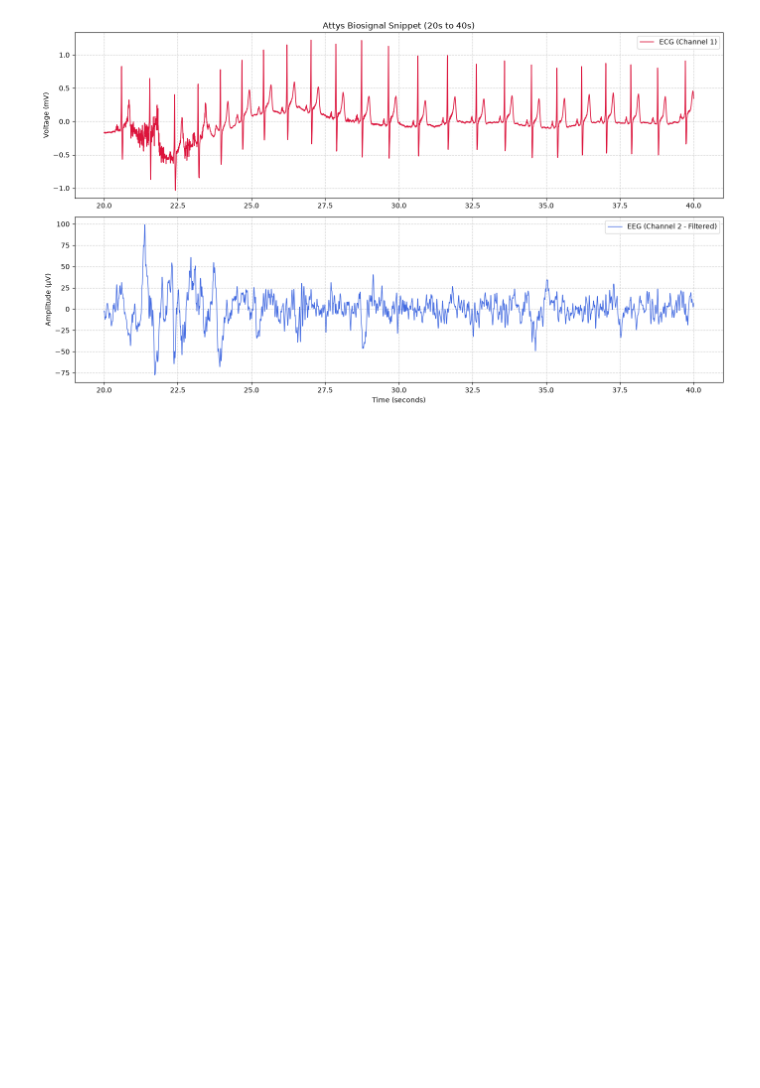
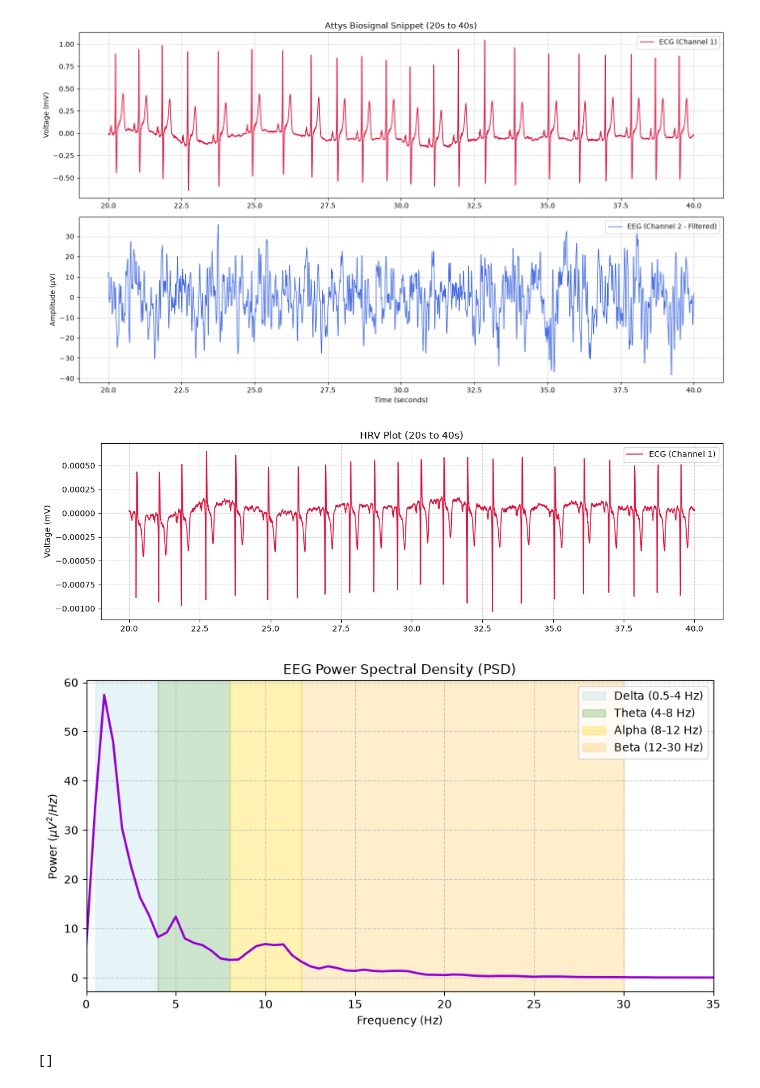
Before and after one commit to jacobmanning26/Audio-HRV-Analysis, a Jupyter notebook: ECG__EEG__PLOTS.ipynb, the cells around one changed output. Cells and saved outputs as stored; diff of their text form; code cells hidden in the pictures; blank space fills up the shorter version.

```diff
--- a/ECG__EEG__PLOTS.ipynb
+++ b/ECG__EEG__PLOTS.ipynb
@@ -7,7 +20,7 @@ import matplotlib.pyplot as plt
 from scipy.signal import butter, filtfilt, iirnotch, welch, spectrogram
 
 #1. Load the TSV file (replace with your file name)
-filename = "/home/jacob-manning/attys_data/Attys Recordings/Oliver Tests 05.11/attysecg-2026-04-11-14-36-51.tsv"
+filename = "/home/jacob-manning/attys_data/Attys Recordings/Oliver Tests 05.11/attysecg-2026-04-11-14-33-04.tsv"
 df = pd.read_csv(filename, sep='\t', header=None)
 
 t_start = 20
@@ -19,7 +32,8 @@ df_snippet = df[(df[0] >= t_start) & (df[0] <= t_end)]
 
 time = df[0]
 ecg_raw = df[3]  # Channel 1
-eeg_raw = df[2 ]  # Channel 2
+eeg_raw = df[2]  # Channel 2
+HRV = df[1]
 
 
 # 3. Optional: Filter EEG in Python (0.5 - 35 Hz Bandpass + 50Hz Notch)
@@ -41,29 +55,56 @@ freqs, psd = welch(eeg_filtered, fs=fs, nperseg=fs*2)  # Power Spectral Density
 # %%
 plot_mask = (time >= t_start) & (time <= t_end)
 time_plot = time[plot_mask]
 ecg_plot = ecg_mv[plot_mask]
 eeg_plot = eeg_filtered[plot_mask]
+HRV_plot = HRV[plot_mask]
 
 # Plotting both EEG and ECG
-fig = plt.figure(figsize=(14, 8))
+fig_ecg_eeg = plt.figure(figsize=(14, 8))
 
 # Subplot 1: ECG (Channel 1)
 plt.subplot(2, 1, 1)
 plt.plot(time_plot, ecg_plot, color='crimson', linewidth=1.2, label='ECG (Channel 1)')
 plt.ylabel('Voltage (mV)')
 plt.title(f'Attys Biosignal Snippet ({t_start}s to {t_end}s)')
 plt.grid(True, linestyle='--', alpha=0.6)
 plt.legend(loc='upper right')
 
 # Subplot 2: EEG (Channel 2)
 plt.subplot(2, 1, 2)
 plt.plot(time_plot, eeg_plot, color='royalblue', linewidth=1.0, label='EEG (Channel 2 - Filtered)')
 plt.xlabel('Time (seconds)')
 plt.ylabel('Amplitude (µV)')
 plt.grid(True, linestyle='--', alpha=0.6)
 plt.legend(loc='upper right')
 
 plt.tight_layout()
 plt.show()
+
+
+# Welch's Power Spectral Density (PSD)
+
+
+fig_psd = plt.figure(figsize=(10, 5))
+plt.plot(freqs, psd, color='darkviolet', linewidth=2)
+plt.xlim(0, 35)  # Focus on 0 to 35 Hz
+plt.xlabel('Frequency (Hz)')
+plt.ylabel('Power ($\mu V^2 / Hz$)')
+plt.title('EEG Power Spectral Density (PSD)')
+plt.grid(True, linestyle='--', alpha=0.6)
+
+# Highlight Standard EEG Bands
+
+plt.axvspan(0.5, 4, color='lightblue', alpha=0.3, label='Delta (0.5-4 Hz)')
+plt.axvspan(4, 8, color='green', alpha=0.2, label='Theta (4-8 Hz)')
+plt.axvspan(8, 12, color='gold', alpha=0.3, label='Alpha (8-12 Hz)')
+plt.axvspan(12, 30, color='orange', alpha=0.2, label='Beta (12-30 Hz)')
+
+plt.legend(loc='upper right')
+plt.show()
+plt.get_fignums()
 # %% [output]
-[figure, old version]
+[figure, new version]
+[figure, added]
+[figure, added]
+[]
```
Also changed, not shown: parts of 4 cells of this notebook, 1 other file.
